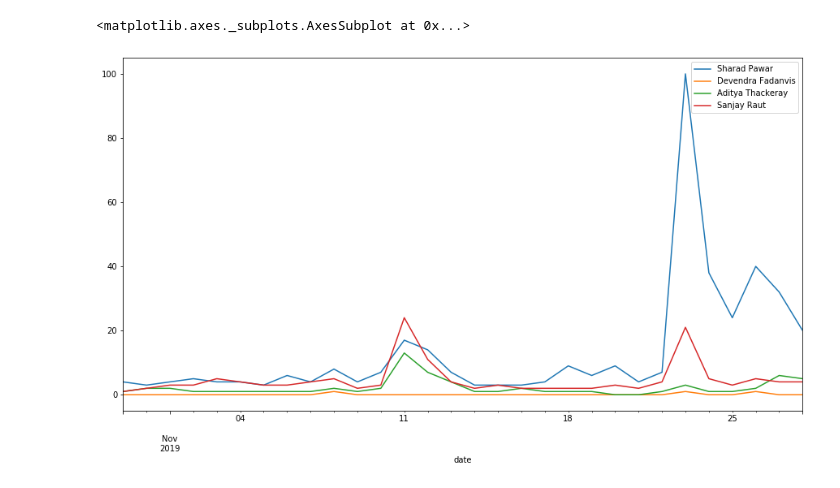
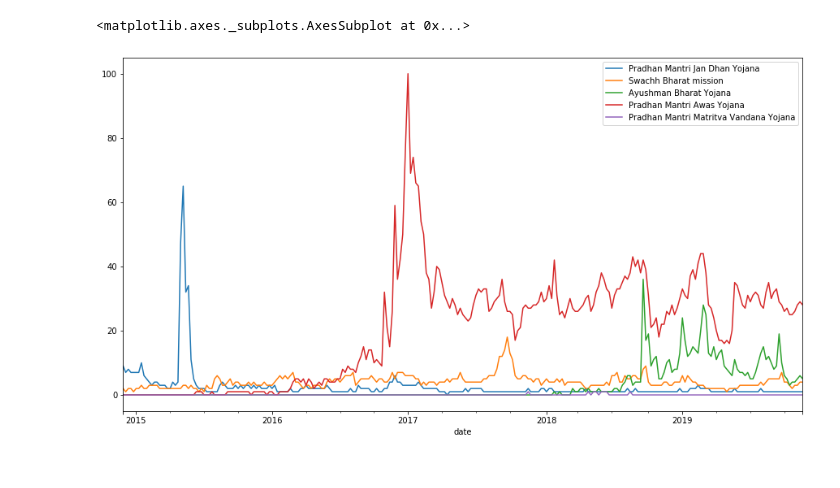
Before and after one commit to sanhitamj/election_2019_analysis, a Jupyter notebook: compare_pytrends_display.ipynb, the cells around one changed output. Drawn from its saved outputs; the diff is of its cells as text; code cells hidden in the pictures.

Commit message:
comparison between pytrends and gui download

```diff
--- a/compare_pytrends_display.ipynb
+++ b/compare_pytrends_display.ipynb
@@ -17,13 +17,18 @@ timeframe_dict = {
     'hour_end': 0
 }
 # %%
-kw_list = ["Sharad Pawar",
-           "Devendra Fadanvis",
-           "Aditya Thackeray",
-           "Sanjay Raut"]
-pytrends.build_payload(kw_list, cat=0, timeframe='today 1-m', gprop='')
+kw_list = ["Pradhan Mantri Jan Dhan Yojana",
+           "Swachh Bharat mission",
+           "Ayushman Bharat Yojana",
+           "Pradhan Mantri Awas Yojana",
+           "Pradhan Mantri Matritva Vandana Yojana",
+          ]
+
+pytrends.build_payload(kw_list, cat=0, timeframe='today 5-y', gprop='')
 df = pytrends.interest_over_time()
+#     csv_name = kw.lower().replace(" ", "_") + ".csv"
+#     df.to_csv(csv_name)
 df[kw_list].plot(figsize=(15, 8))
 # %% [output]
 <matplotlib.axes._subplots.AxesSubplot at 0x...>
-[figure, old version]
+[figure, new version]
```
Also changed, not shown: parts of 10 cells of this notebook, 3 other files.
